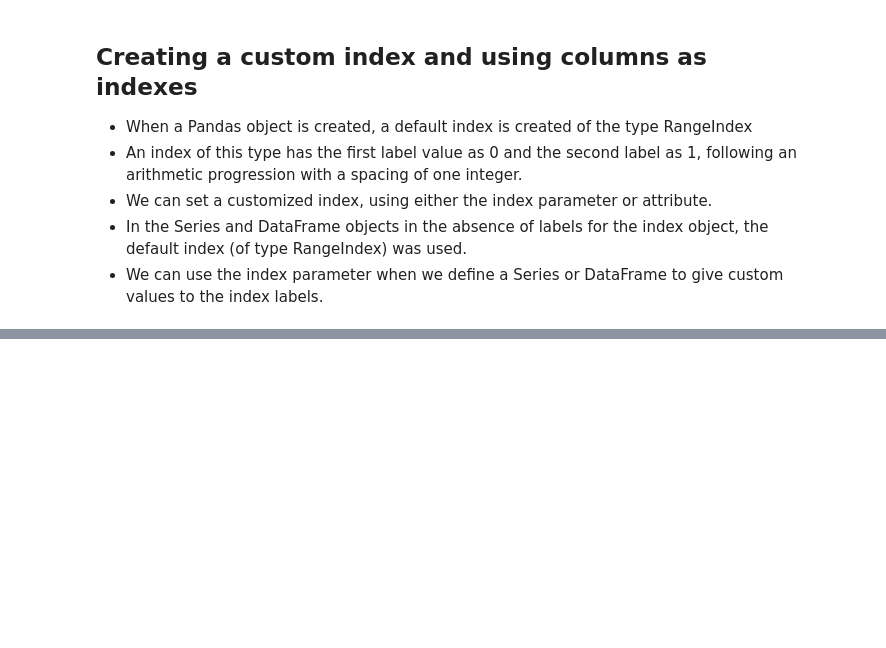
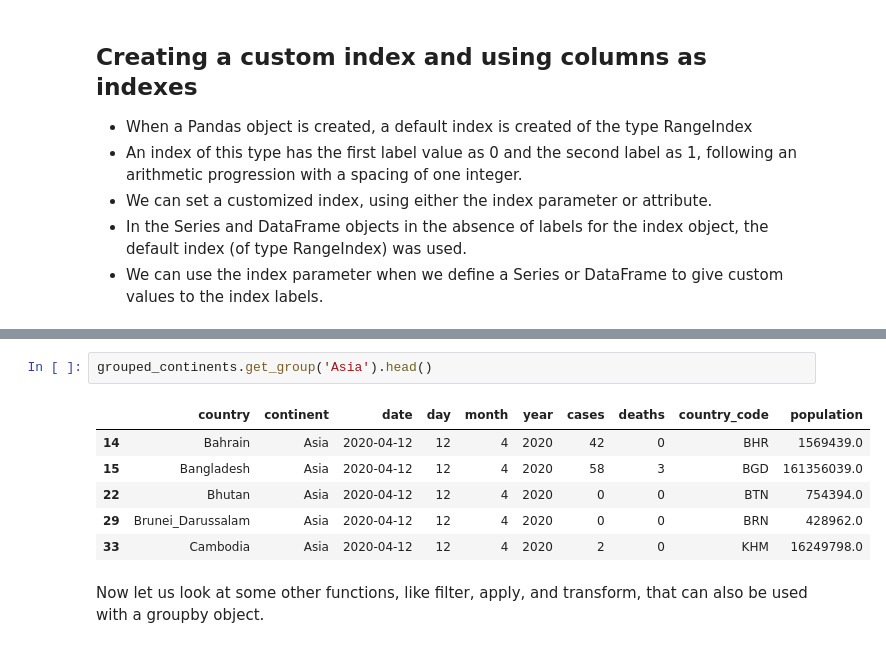
Before and after one commit to svkarthik86/Advanced-python, a Jupyter notebook: PandasLec.ipynb, the cells around one changed output, grey strips where cells are left out. Cells and saved outputs as stored; diff of their text form; blank space fills up the shorter version.

```diff
--- a/PandasLec.ipynb
+++ b/PandasLec.ipynb
@@ -1481,0 +1672,12 @@ periodic_table=pd.DataFrame({'Element':['Hydrogen','Helium','Lithium','Beryllium
+# %%
+grouped_continents.get_group('Asia').head()
+# %% [output]
+|  | country | continent | date | day | month | year | cases | deaths | country_code | population |
+| 14 | Bahrain | Asia | 2020-04-12 | 12 | 4 | 2020 | 42 | 0 | BHR | 1569439.0 |
+| 15 | Bangladesh | Asia | 2020-04-12 | 12 | 4 | 2020 | 58 | 3 | BGD | 161356039.0 |
+| 22 | Bhutan | Asia | 2020-04-12 | 12 | 4 | 2020 | 0 | 0 | BTN | 754394.0 |
+| 29 | Brunei_Darussalam | Asia | 2020-04-12 | 12 | 4 | 2020 | 0 | 0 | BRN | 428962.0 |
+| 33 | Cambodia | Asia | 2020-04-12 | 12 | 4 | 2020 | 2 | 0 | KHM | 16249798.0 |
+# %% [markdown]
+Now let us look at some other functions, like filter, apply, and transform, that can also be used with a
+groupby object.
```
Also changed, not shown: parts of 411 cells of this notebook.
